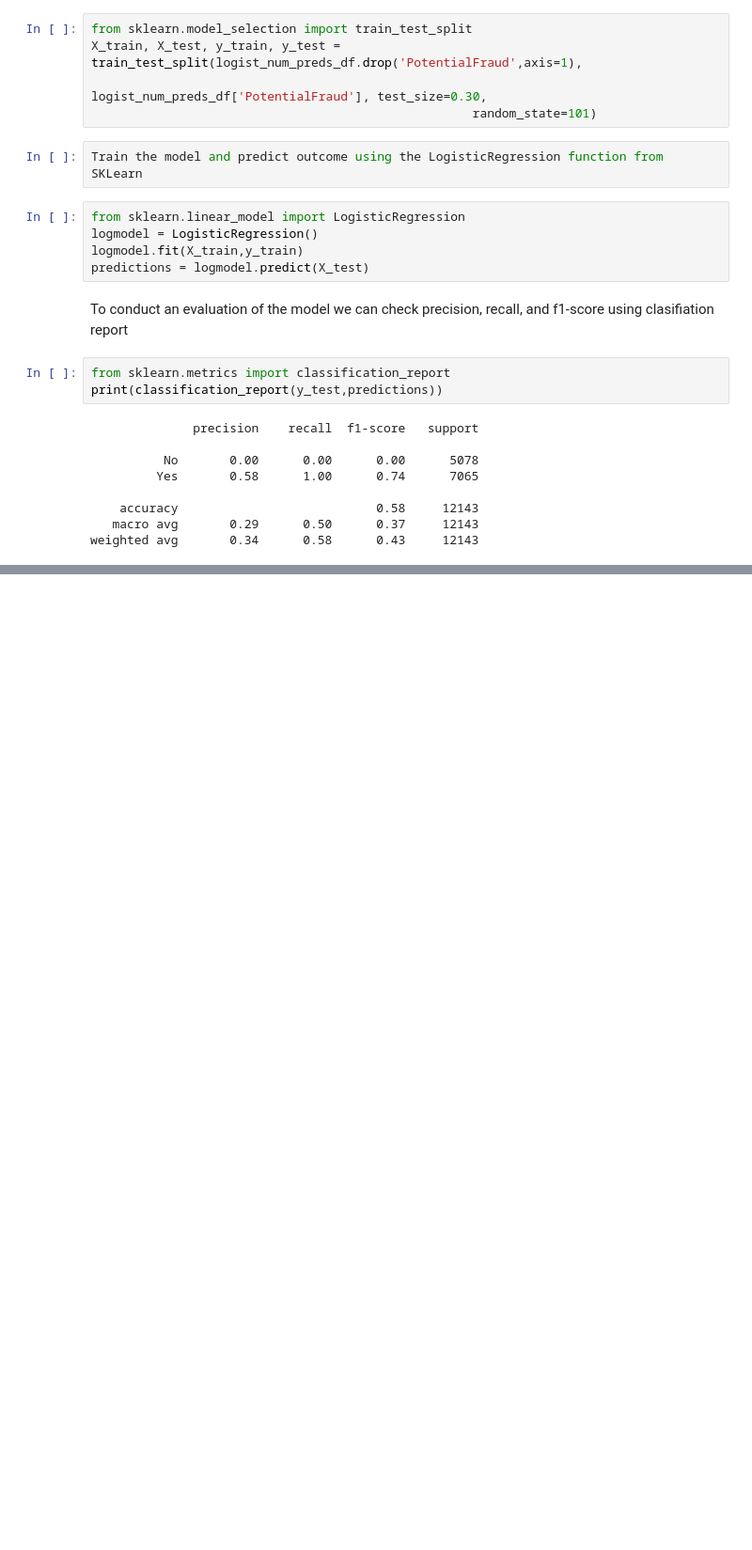
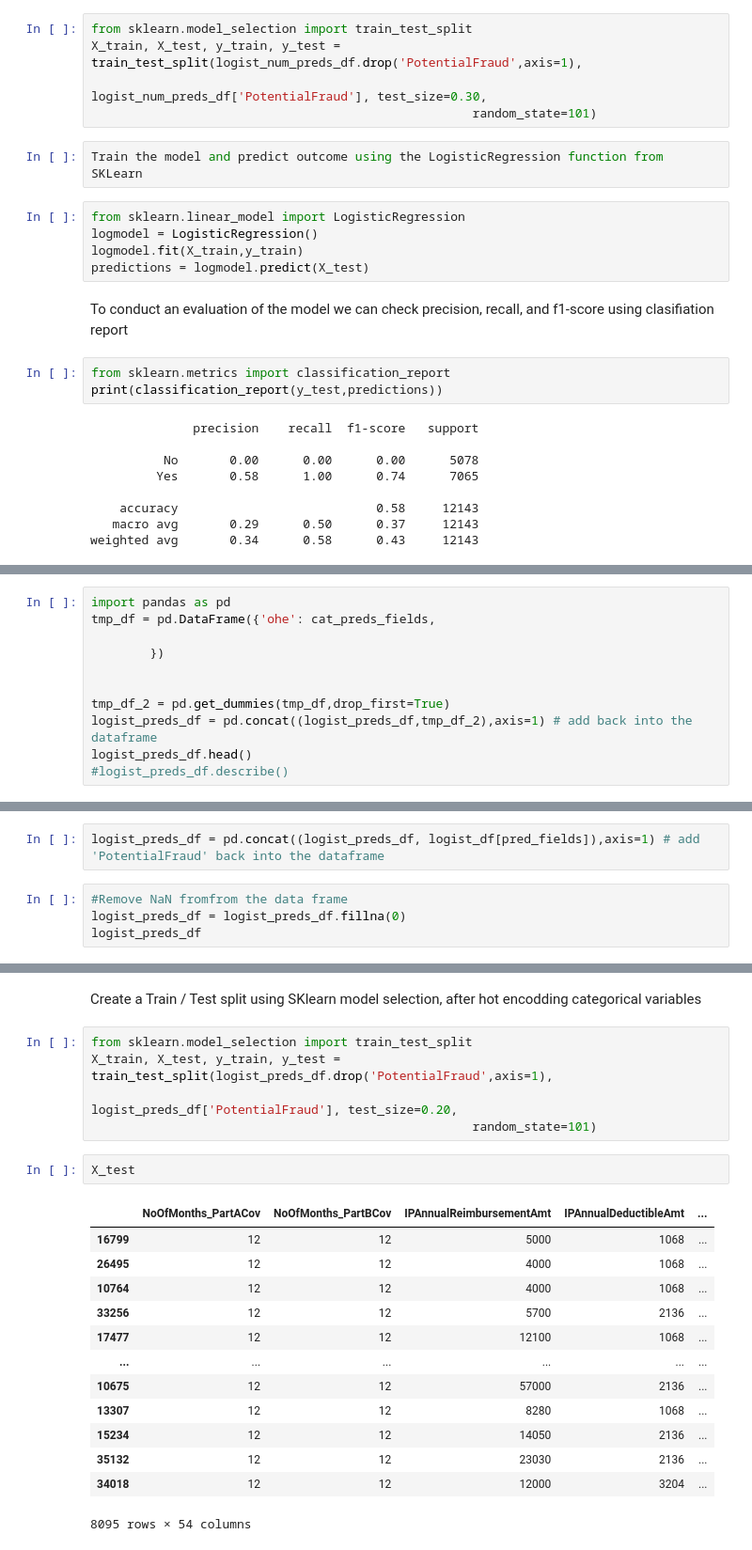
Before and after one commit to sachinac/ML7331, a Jupyter notebook: edgar_logistic.ipynb, the cells around one changed output, grey strips where cells are left out. Shown at 94% size. Cells and saved outputs as stored; diff of their text form; blank space fills up the shorter version.

Commit message:
Logistic regression with numeric and hot encoded categorical predictors

```diff
--- a/edgar_logistic.ipynb
+++ b/edgar_logistic.ipynb
@@ -121,0 +202,11 @@ weighted avg       0.34      0.58      0.43     12143
+# %%
+import pandas as pd
+tmp_df = pd.DataFrame({'ohe': cat_preds_fields,
+
+        })
+
+
+tmp_df_2 = pd.get_dummies(tmp_df,drop_first=True)
+logist_preds_df = pd.concat((logist_preds_df,tmp_df_2),axis=1) # add back into the dataframe
+logist_preds_df.head()
+#logist_preds_df.describe()
@@ -121,0 +300,6 @@ weighted avg       0.34      0.58      0.43     12143
+# %%
+logist_preds_df = pd.concat((logist_preds_df, logist_df[pred_fields]),axis=1) # add 'PotentialFraud' back into the dataframe
+# %%
+#Remove NaN fromfrom the data frame
+logist_preds_df = logist_preds_df.fillna(0)
+logist_preds_df
@@ -121,0 +320,23 @@ weighted avg       0.34      0.58      0.43     12143
+# %% [markdown]
+Create a Train / Test split using SKlearn model selection, after hot encodding categorical variables
+# %%
+from sklearn.model_selection import train_test_split
+X_train, X_test, y_train, y_test = train_test_split(logist_preds_df.drop('PotentialFraud',axis=1),
+                                                    logist_preds_df['PotentialFraud'], test_size=0.20,
+                                                    random_state=101)
+# %%
+X_test
+# %% [output]
+|  | NoOfMonths_PartACov | NoOfMonths_PartBCov | IPAnnualReimbursementAmt | IPAnnualDeductibleAmt | ... |
+| 16799 | 12 | 12 | 5000 | 1068 | ... |
+| 26495 | 12 | 12 | 4000 | 1068 | ... |
+| 10764 | 12 | 12 | 4000 | 1068 | ... |
+| 33256 | 12 | 12 | 5700 | 2136 | ... |
+| 17477 | 12 | 12 | 12100 | 1068 | ... |
+| ... | ... | ... | ... | ... | ... |
+| 10675 | 12 | 12 | 57000 | 2136 | ... |
+| 13307 | 12 | 12 | 8280 | 1068 | ... |
+| 15234 | 12 | 12 | 14050 | 2136 | ... |
+| 35132 | 12 | 12 | 23030 | 2136 | ... |
+| 34018 | 12 | 12 | 12000 | 3204 | ... |
+8095 rows × 54 columns
```
Also changed, not shown: parts of 20 cells of this notebook.
